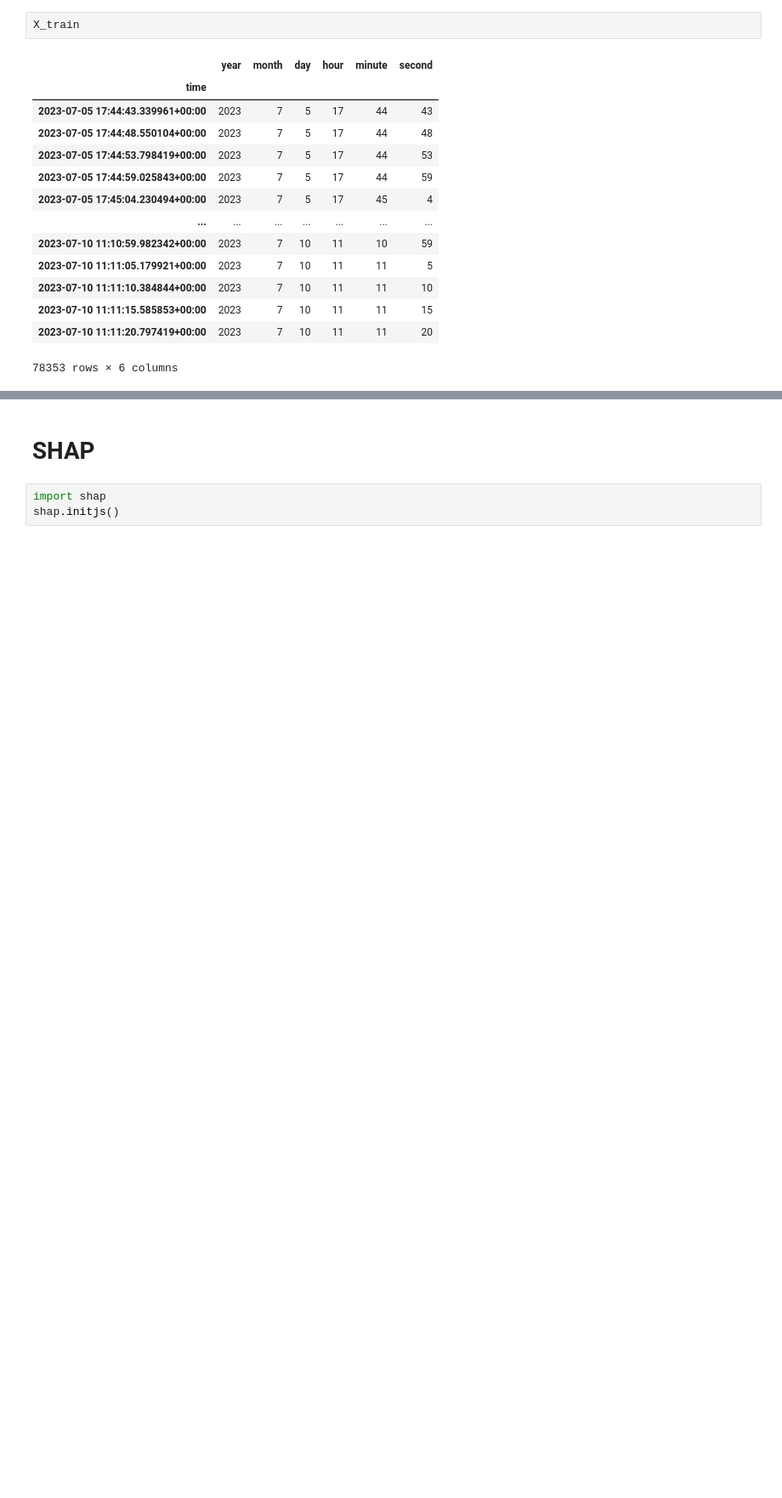
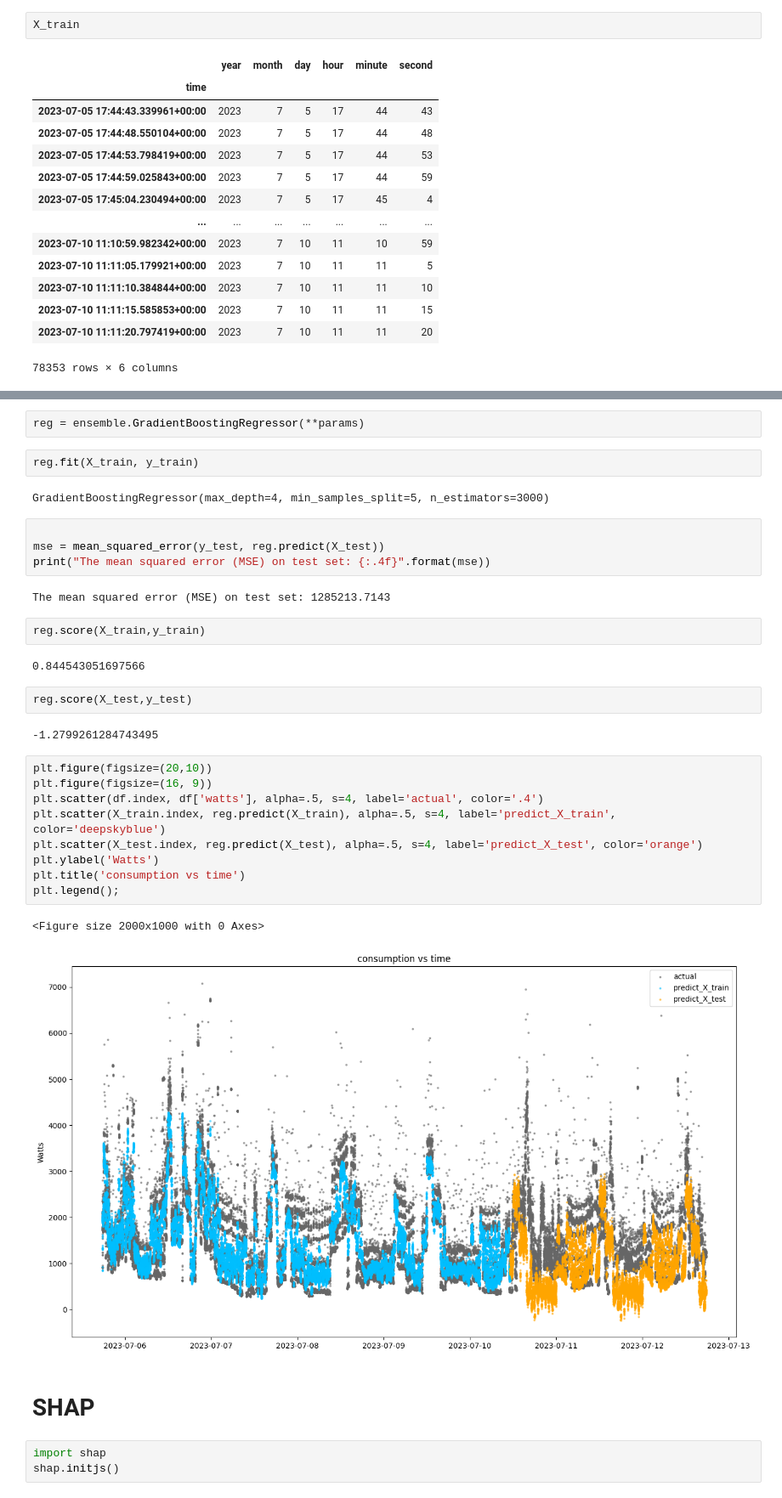
Before and after one commit to nitikornchumnankul/energy_consumption_LGBMRegressor, a Jupyter notebook: energy_consumption.ipynb, the cells around one changed output, grey strips where cells are left out. Shown at 85% size. Drawn from its saved outputs; the diff is of its cells as text; blank space fills up the shorter version.

```diff
--- a/energy_consumption.ipynb
+++ b/energy_consumption.ipynb
@@ -304,3 +315,35 @@ X_train
+# %%
+reg = ensemble.GradientBoostingRegressor(**params)
+# %%
+reg.fit(X_train, y_train)
+# %% [output]
+GradientBoostingRegressor(max_depth=4, min_samples_split=5, n_estimators=3000)
+# %%
+
+mse = mean_squared_error(y_test, reg.predict(X_test))
+print("The mean squared error (MSE) on test set: {:.4f}".format(mse))
+# %% [output]
+The mean squared error (MSE) on test set: 1285213.7143
+# %%
+reg.score(X_train,y_train)
+# %% [output]
+0.844543051697566
+# %%
+reg.score(X_test,y_test)
+# %% [output]
+-1.2799261284743495
+# %%
+plt.figure(figsize=(20,10))
+plt.figure(figsize=(16, 9))
+plt.scatter(df.index, df['watts'], alpha=.5, s=4, label='actual', color='.4')
+plt.scatter(X_train.index, reg.predict(X_train), alpha=.5, s=4, label='predict_X_train', color='deepskyblue')
+plt.scatter(X_test.index, reg.predict(X_test), alpha=.5, s=4, label='predict_X_test', color='orange')
+plt.ylabel('Watts')
+plt.title('consumption vs time')
+plt.legend();
+# %% [output]
+<Figure size 2000x1000 with 0 Axes>
+[figure, added]
 # %% [markdown]
 # SHAP
 # %%
```
Also changed, not shown: parts of 11 cells of this notebook.
